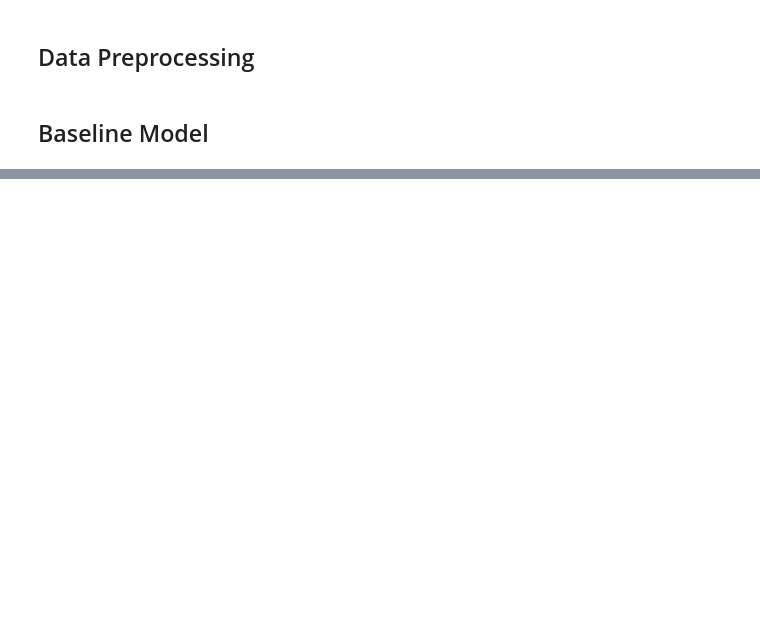
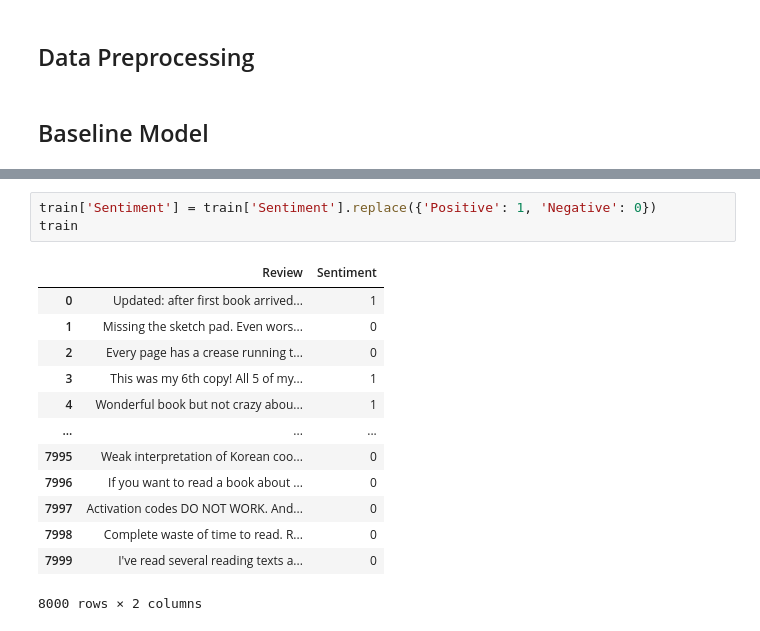
Before and after one commit to avyas21/interpretablellm, a Jupyter notebook: baseline.ipynb, the cells around one changed output, grey strips where cells are left out. Saved outputs shown, nothing was run; the diff lists cells and outputs as text; blank space fills up the shorter version.

```diff
--- a/baseline.ipynb
+++ b/baseline.ipynb
@@ -114,0 +116,17 @@ BertModel(
+# %%
+train['Sentiment'] = train['Sentiment'].replace({'Positive': 1, 'Negative': 0})
+train
+# %% [output]
+|  | Review | Sentiment |
+| 0 | Updated: after first book arrived... | 1 |
+| 1 | Missing the sketch pad. Even wors... | 0 |
+| 2 | Every page has a crease running t... | 0 |
+| 3 | This was my 6th copy! All 5 of my... | 1 |
+| 4 | Wonderful book but not crazy abou... | 1 |
+| ... | ... | ... |
+| 7995 | Weak interpretation of Korean coo... | 0 |
+| 7996 | If you want to read a book about ... | 0 |
+| 7997 | Activation codes DO NOT WORK. And... | 0 |
+| 7998 | Complete waste of time to read. R... | 0 |
+| 7999 | I've read several reading texts a... | 0 |
+8000 rows × 2 columns
```
Also changed, not shown: parts of 20 cells of this notebook.
